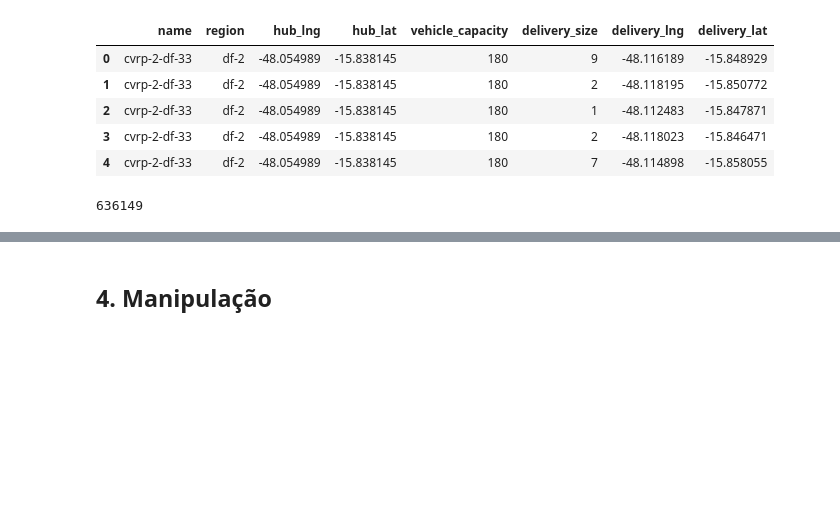
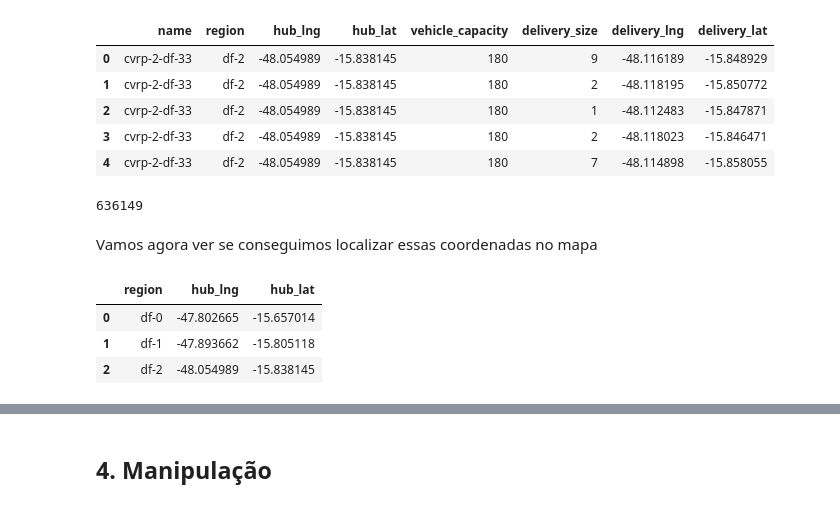
Before and after one commit to leaop/Cursos, a Jupyter notebook: EBAC/atividade16_projeto1.ipynb, the cells around one changed output, grey strips where cells are left out. Drawn from its saved outputs; the diff is of its cells as text; code cells hidden in the pictures; blank space fills up the shorter version.

```diff
--- a/EBAC/atividade16_projeto1.ipynb
+++ b/EBAC/atividade16_projeto1.ipynb
@@ -175,3 +175,14 @@ df.head()
 len(df)
 # %% [output]
 636149
+# %% [markdown]
+Vamos agora ver se conseguimos localizar essas coordenadas no mapa
+# %%
+hub_df = df[['region', 'hub_lng', 'hub_lat']]
+hub_df =  hub_df.drop_duplicates().sort_values(by='region').reset_index(drop=True)
+hub_df.head()
+# %% [output]
+|  | region | hub_lng | hub_lat |
+| 0 | df-0 | -47.802665 | -15.657014 |
+| 1 | df-1 | -47.893662 | -15.805118 |
+| 2 | df-2 | -48.054989 | -15.838145 |
```
Also changed, not shown: parts of 5 cells of this notebook.
